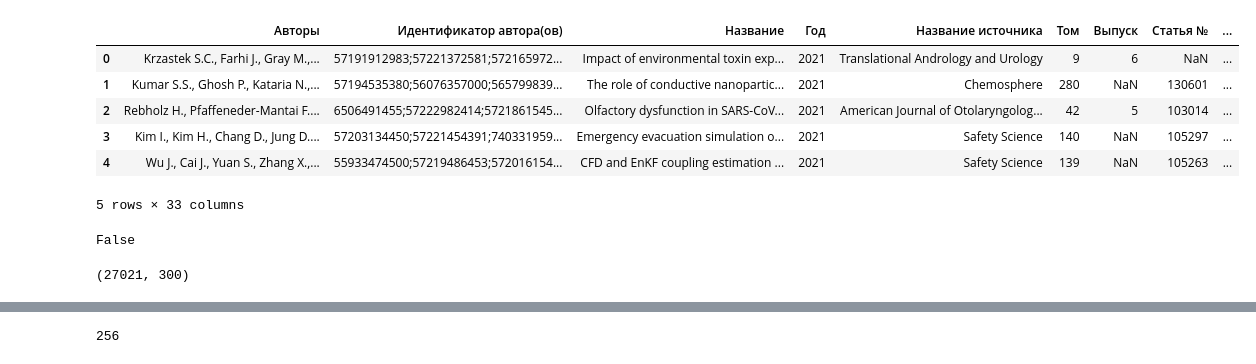
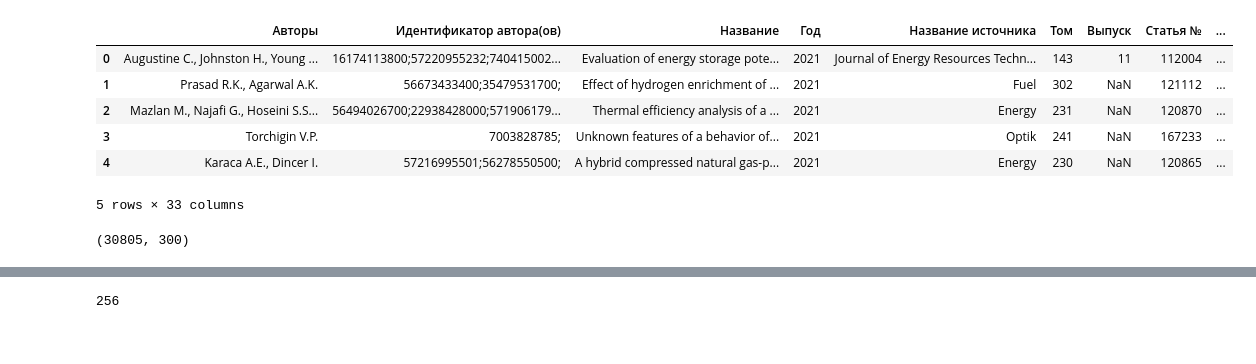
Before and after one commit to andrewsapw/cng_articles, a Jupyter notebook: scopus/scopus.ipynb, the cells around one changed output, grey strips where cells are left out. Drawn from its saved outputs; the diff is of its cells as text; code cells hidden in the pictures.

```diff
--- a/scopus/scopus.ipynb
+++ b/scopus/scopus.ipynb
@@ -35,13 +35,13 @@ Wall time: 3.71 s
 # %%
 stopwords = spacy.lang.en.stop_words.STOP_WORDS
 # %%
-data = pd.read_csv("data/ng_medi_2.csv", delimiter=";")
+data = pd.read_csv("data/energy/cng_energy.csv")
 data.head()
 # %% [output]
 |  | Авторы | Идентификатор автора(ов) | Название | Год | Название источника | Том | Выпуск | Статья № | ... |
-| 0 | Krzastek S.C., Farhi J., Gray M.,... | 57191912983;57221372581;572165972... | Impact of environmental toxin exp... | 2021 | Translational Andrology and Urology | 9 | 6 | NaN | ... |
-| 1 | Kumar S.S., Ghosh P., Kataria N.,... | 57194535380;56076357000;565799839... | The role of conductive nanopartic... | 2021 | Chemosphere | 280 | NaN | 130601 | ... |
-| 2 | Rebholz H., Pfaffeneder-Mantai F.... | 6506491455;57222982414;5721861545... | Olfactory dysfunction in SARS-CoV... | 2021 | American Journal of Otolaryngolog... | 42 | 5 | 103014 | ... |
-| 3 | Kim I., Kim H., Chang D., Jung D.... | 57203134450;57221454391;740331959... | Emergency evacuation simulation o... | 2021 | Safety Science | 140 | NaN | 105297 | ... |
-| 4 | Wu J., Cai J., Yuan S., Zhang X.,... | 55933474500;57219486453;572016154... | CFD and EnKF coupling estimation ... | 2021 | Safety Science | 139 | NaN | 105263 | ... |
+| 0 | Augustine C., Johnston H., Young ... | 16174113800;57220955232;740415002... | Evaluation of energy storage pote... | 2021 | Journal of Energy Resources Techn... | 143 | 11 | 112004 | ... |
+| 1 | Prasad R.K., Agarwal A.K. | 56673433400;35479531700; | Effect of hydrogen enrichment of ... | 2021 | Fuel | 302 | NaN | 121112 | ... |
+| 2 | Mazlan M., Najafi G., Hoseini S.S... | 56494026700;22938428000;571906179... | Thermal efficiency analysis of a ... | 2021 | Energy | 231 | NaN | 120870 | ... |
+| 3 | Torchigin V.P. | 7003828785; | Unknown features of a behavior of... | 2021 | Optik | 241 | NaN | 167233 | ... |
+| 4 | Karaca A.E., Dincer I. | 57216995501;56278550500; | A hybrid compressed natural gas-p... | 2021 | Energy | 230 | NaN | 120865 | ... |
 5 rows × 33 columns
@@ -50,7 +48,3 @@ data.isna().sum().sort_values()
-# %%
-(article_keywords == "\t").any()
-# %% [output]
-False
 # %%
 data.dropna(subset=["Краткое описание", "Ключевые слова указателя"], inplace=True)
 # %%
@@ -82,7 +76,7 @@ vectors_normalized = normalize(vectors)
 # %%
 vectors.shape
 # %% [output]
-(27021, 300)
+(30805, 300)
 # %%
 %%time
 
```
Also changed, not shown: parts of 18 cells of this notebook, 10 other files.
